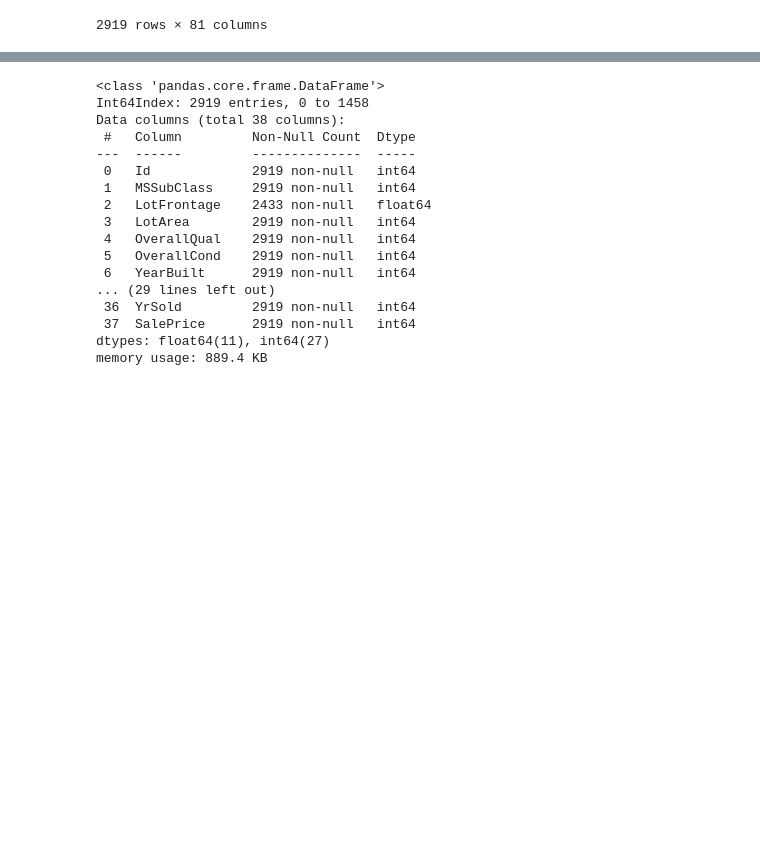
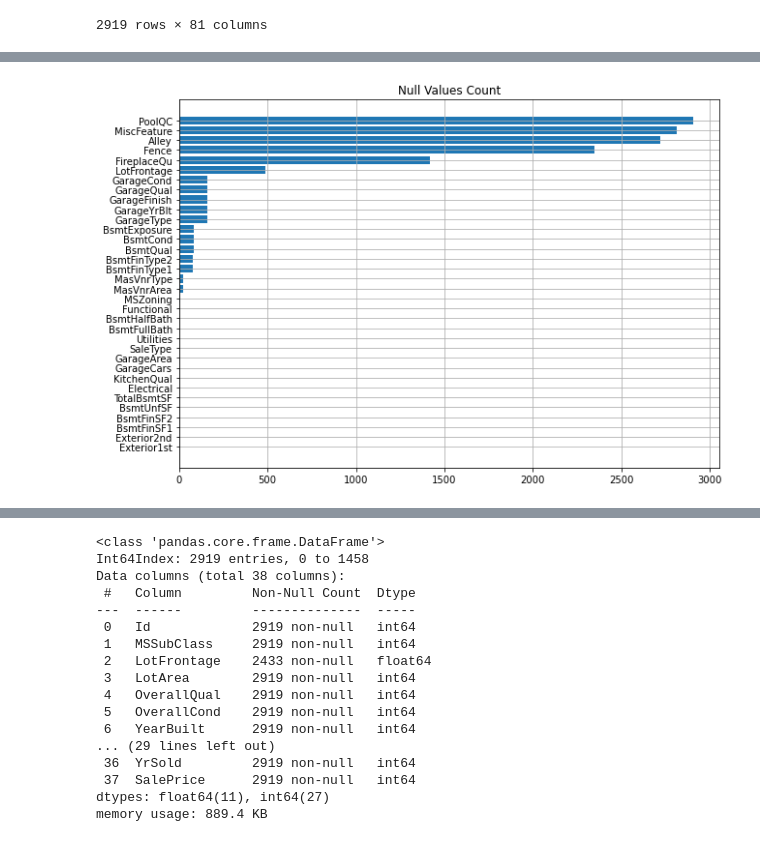
Before and after one commit to ahnngo/house-prices-advanced-regression-techniques, a Jupyter notebook: Prediction.ipynb, the cells around one changed output, grey strips where cells are left out. Cells and saved outputs as stored; diff of their text form; code cells hidden in the pictures; blank space fills up the shorter version.

```diff
--- a/Prediction.ipynb
+++ b/Prediction.ipynb
@@ -84,0 +92,7 @@ for i in df.columns:
+# %%
+count_null_sorted = dict(sorted(count_null.items(), key=lambda item: item[1]))
+# %%
+count_null_df = pd.DataFrame ({
+        'Group':  count_null_sorted.keys(),
+        'Value': count_null_sorted.values()
+})
@@ -85,3 +119,11 @@ for i in df.columns:
+# %%
+plt.figure(figsize=(10,7))
+plt.barh(y=count_null_df['Group'], width=count_null_df['Value'])
+plt.title('Null Values Count')
+plt.grid()
+plt.savefig('Null Values Count.png')
+# %% [output]
+[figure, added]
 # %%
 df.head()
 # %% [output]
```
Also changed, not shown: parts of 17 cells of this notebook, 5 other files.
